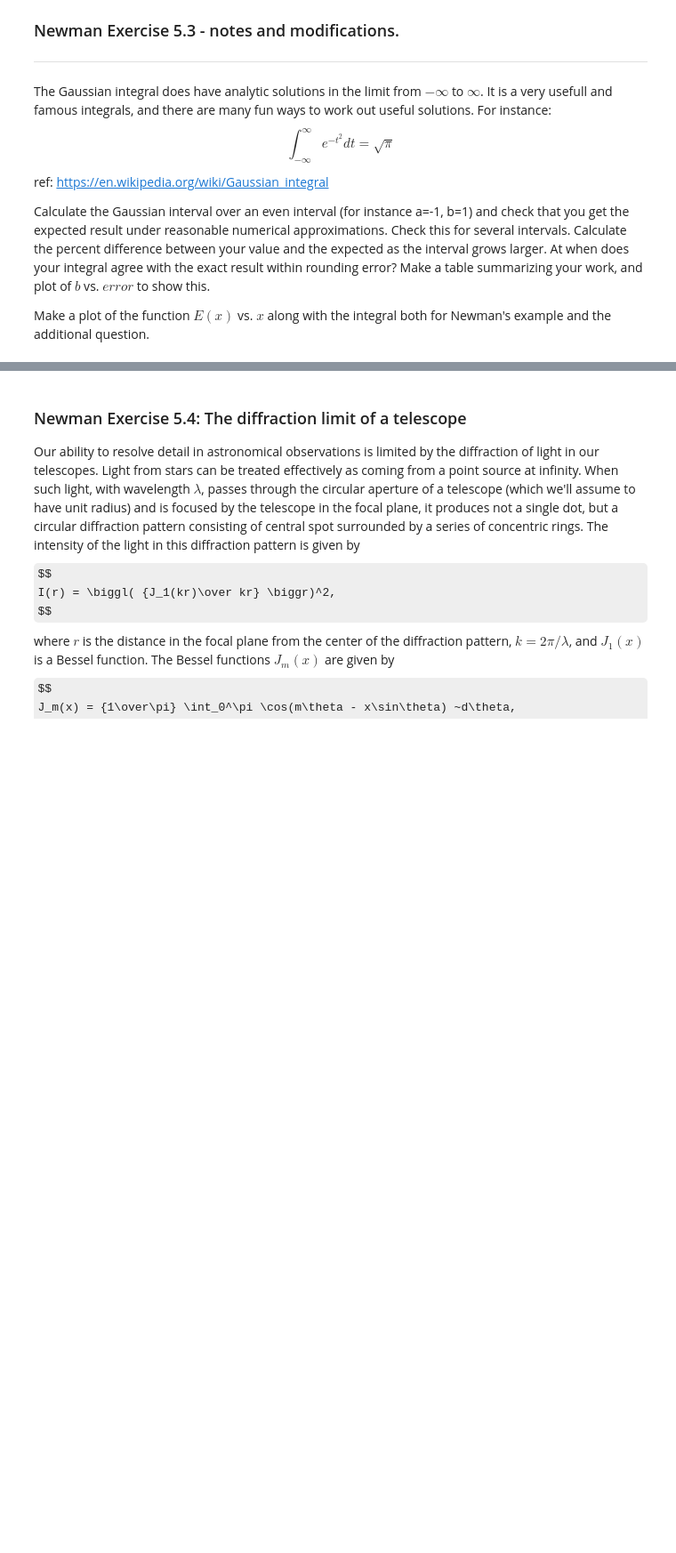
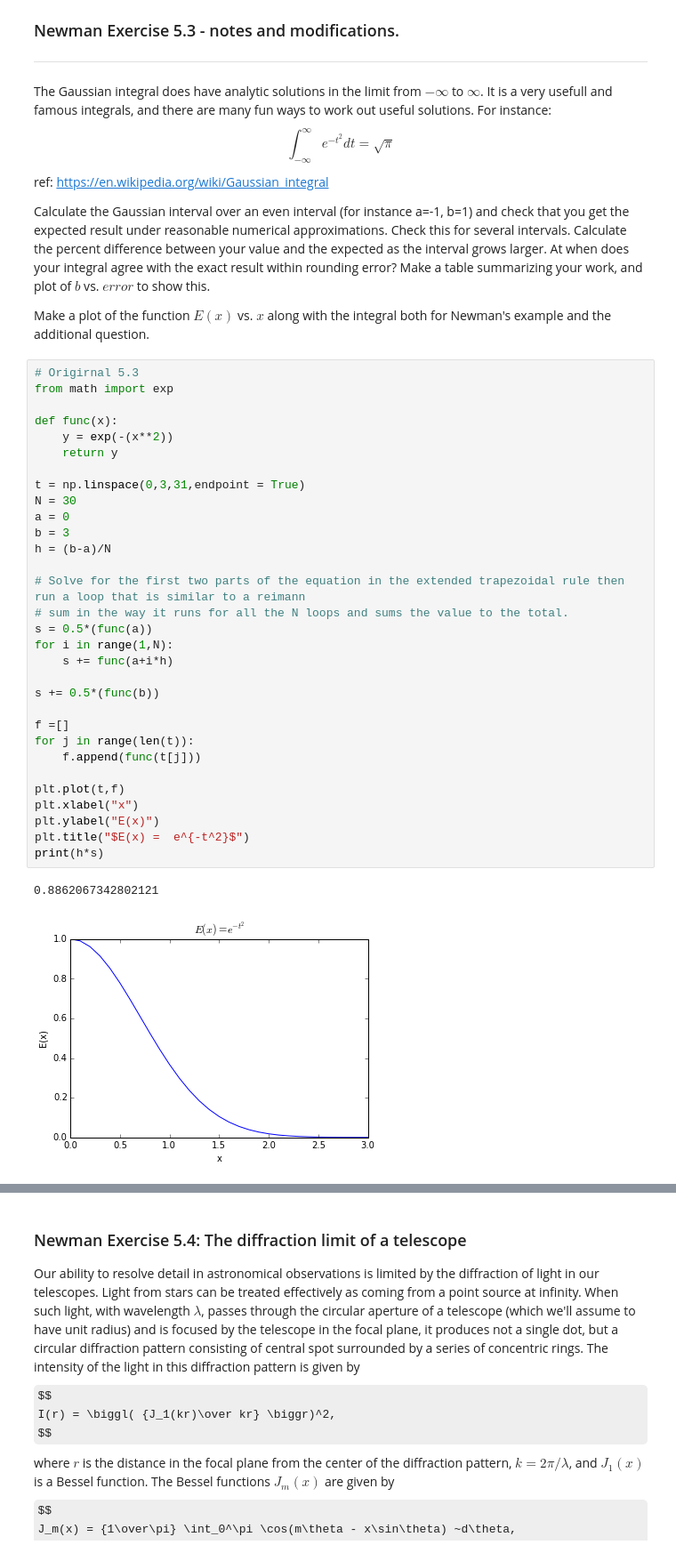
Before and after one commit to willmon16/Labs, a Jupyter notebook: Lab4/Lab4.ipynb, the cells around one changed output, grey strips where cells are left out. Shown at 89% size. Drawn from its saved outputs; the diff is of its cells as text; some formulas as TeX source; blank space fills up the shorter version.

Commit message:
Version 0
All but the last part of 5.4 and descriptions are done

```diff
--- a/Lab4/Lab4.ipynb
+++ b/Lab4/Lab4.ipynb
@@ -123,6 +146,40 @@ ref: https://en.wikipedia.org/wiki/Gaussian_integral
 Calculate the Gaussian interval over an even interval (for instance a=-1, b=1) and check that you get the expected result under reasonable numerical approximations.  Check this for several intervals.  Calculate the percent difference between your value and the expected as the interval grows larger.  At when does your integral agree with the exact result within rounding error?  Make a table summarizing your work, and plot of $b$ vs. $error$ to show this.
 
 Make a plot of the function $E(x)$ vs. $x$ along with the integral both for Newman's example and the additional question.
+# %%
+# Origirnal 5.3
+from math import exp
+
+def func(x):
+    y = exp(-(x**2))
+    return y
+
+t = np.linspace(0,3,31,endpoint = True)
+N = 30
+a = 0
+b = 3
+h = (b-a)/N
+
+# Solve for the first two parts of the equation in the extended trapezoidal rule then run a loop that is similar to a reimann
+# sum in the way it runs for all the N loops and sums the value to the total.
+s = 0.5*(func(a))
+for i in range(1,N):
+    s += func(a+i*h)
+
+s += 0.5*(func(b))
+
+f =[]
+for j in range(len(t)):
+    f.append(func(t[j]))
+
+plt.plot(t,f)
+plt.xlabel("x")
+plt.ylabel("E(x)")
+plt.title("$E(x) =  e^{-t^2}$")
+print(h*s)
+# %% [output]
+0.8862067342802121
+[figure, added]
 # %%
 #If you sunk Lab 4 with the original repository,
 #you'll find the file integrate.py
```
Also changed, not shown: parts of 5 cells of this notebook.
